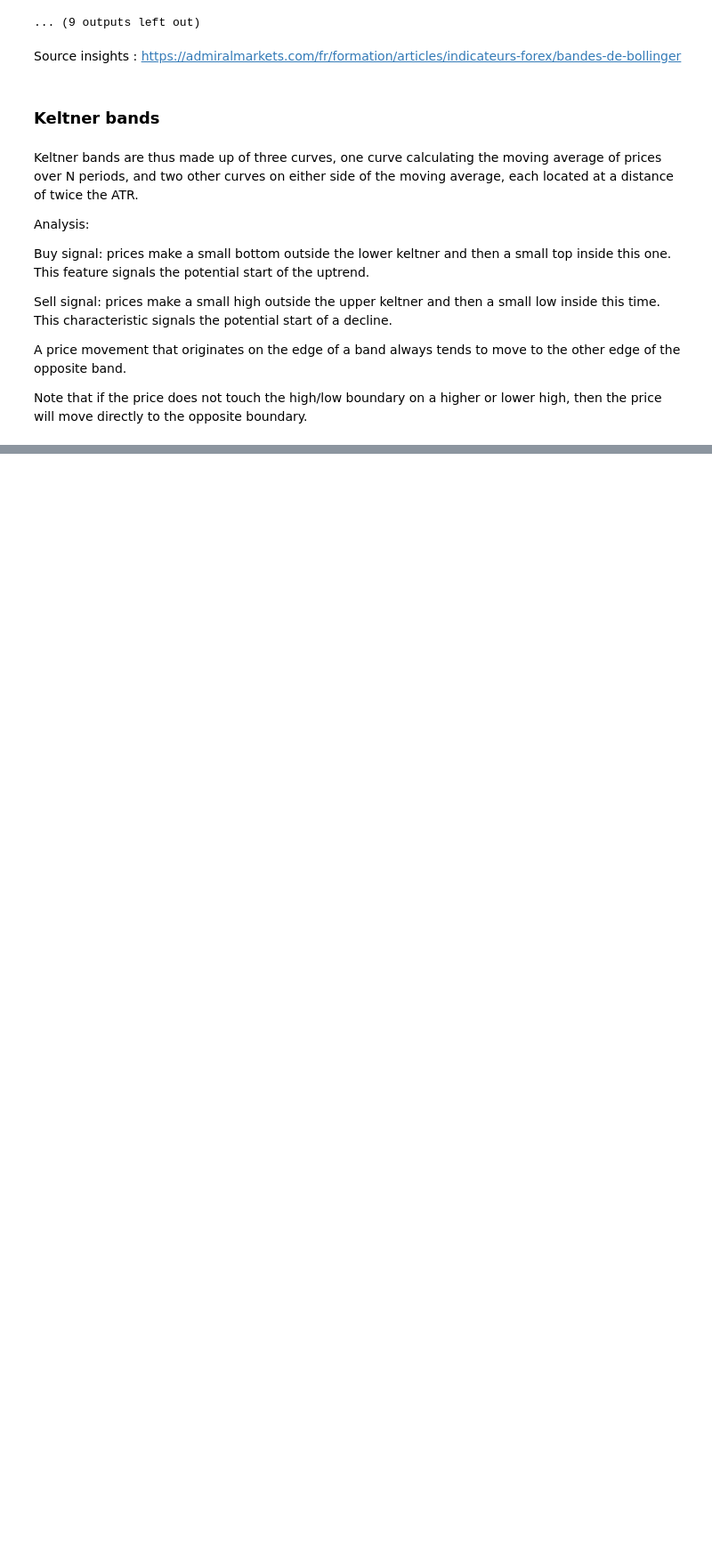
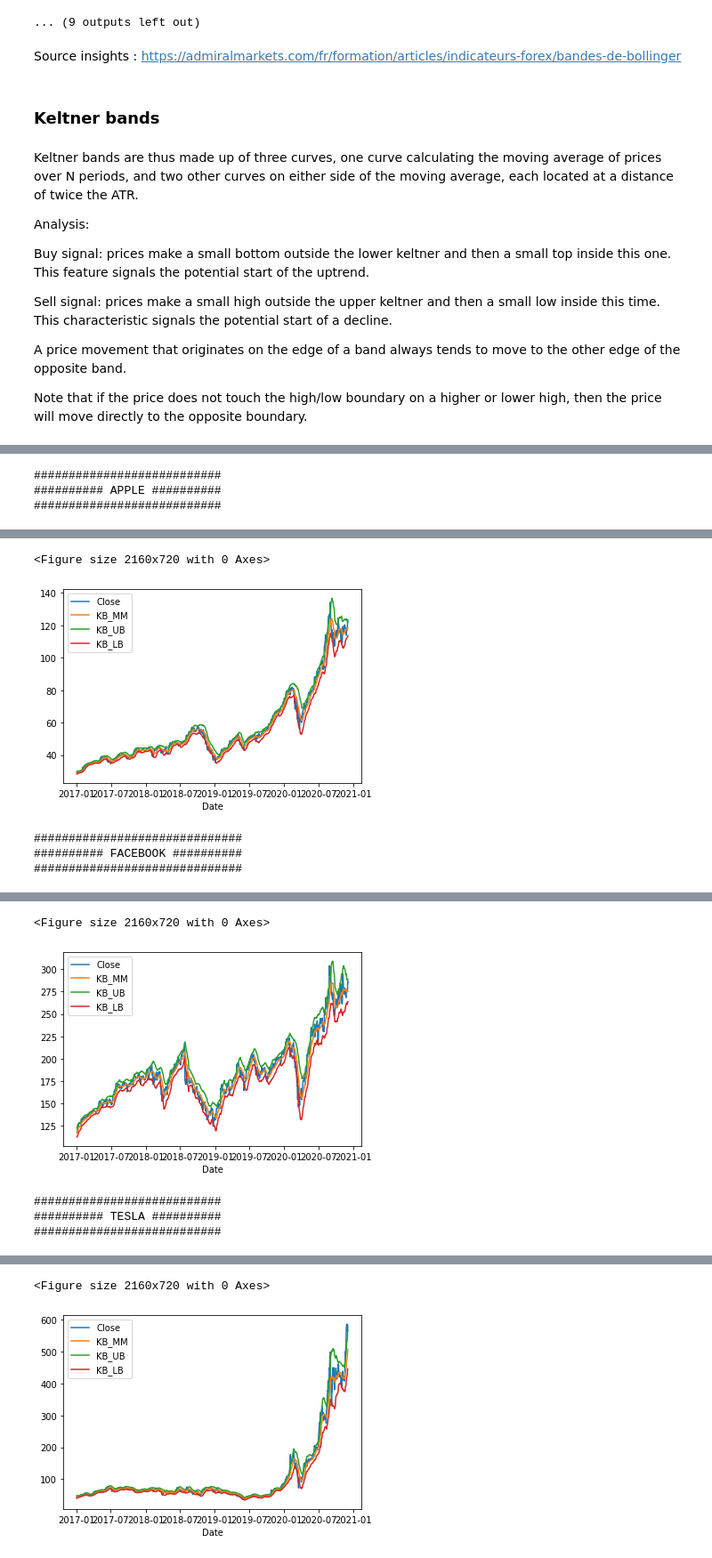
Before and after one commit to yxyfer/BigData-Projet, a Jupyter notebook: project.ipynb, the cells around one changed output, grey strips where cells are left out. Shown at 89% size. Drawn from its saved outputs; the diff is of its cells as text; code cells hidden in the pictures; blank space fills up the shorter version.

Commit message:
add new insights to main file

```diff
--- a/project.ipynb
+++ b/project.ipynb
@@ -858,2 +845,6 @@ executing.executing.NotOneValueFound: Expected one value, found 0
 # %%
-stocks.call_insight_function("plot_kb")
+stocks.call_insight_function("print_kb")
+# %% [output]
+###########################
+########## APPLE ##########
+###########################
@@ -859,0 +853,5 @@ stocks.call_insight_function("plot_kb")
+<Figure size 2160x720 with 0 Axes>
+[figure, added]
+##############################
+########## FACEBOOK ##########
+##############################
@@ -859,0 +860,5 @@ stocks.call_insight_function("plot_kb")
+<Figure size 2160x720 with 0 Axes>
+[figure, added]
+###########################
+########## TESLA ##########
+###########################
@@ -859,0 +867,2 @@ stocks.call_insight_function("plot_kb")
+<Figure size 2160x720 with 0 Axes>
+[figure, added]
```
Also changed, not shown: parts of 23 cells of this notebook.
